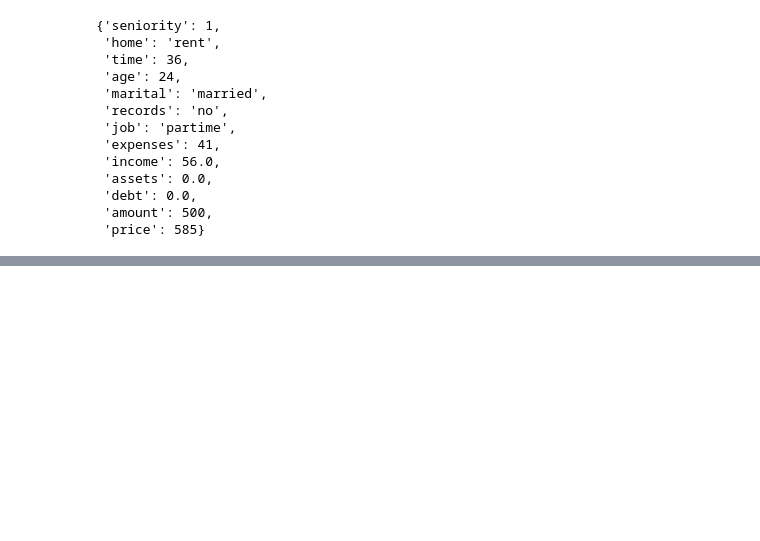
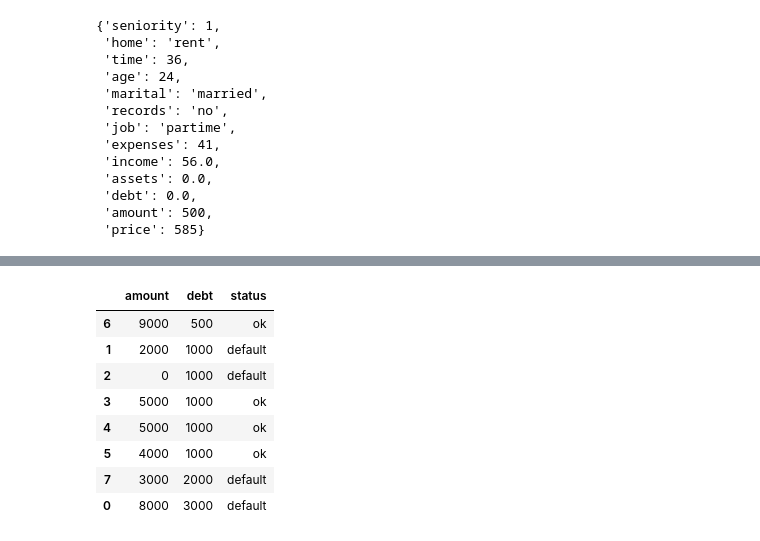
Before and after one commit to Jaykold/mlzoomcamp, a Jupyter notebook: week6/ML_zoomcamp_wk6.ipynb, the cells around one changed output, grey strips where cells are left out. Saved outputs shown, nothing was run; the diff lists cells and outputs as text; code cells hidden in the pictures; blank space fills up the shorter version.

```diff
--- a/week6/ML_zoomcamp_wk6.ipynb
+++ b/week6/ML_zoomcamp_wk6.ipynb
@@ -175,0 +350,24 @@ df_train.iloc[0].to_dict()
+# %%
+data = [
+    [8000, 3000, "default"],
+    [2000, 1000, "default"],
+    [0, 1000, "default"],
+    [5000, 1000, "ok"],
+    [5000, 1000, "ok"],
+    [4000, 1000, "ok"],
+    [9000, 500, "ok"],
+    [3000, 2000, "default"],
+]
+df_example1 = pd.DataFrame(data, columns=["amount", "debt", "status"])
+# %%
+df_example1.sort_values('debt')
+# %% [output]
+|  | amount | debt | status |
+| 6 | 9000 | 500 | ok |
+| 1 | 2000 | 1000 | default |
+| 2 | 0 | 1000 | default |
+| 3 | 5000 | 1000 | ok |
+| 4 | 5000 | 1000 | ok |
+| 5 | 4000 | 1000 | ok |
+| 7 | 3000 | 2000 | default |
+| 0 | 8000 | 3000 | default |
```
Also changed, not shown: parts of 20 cells of this notebook.
